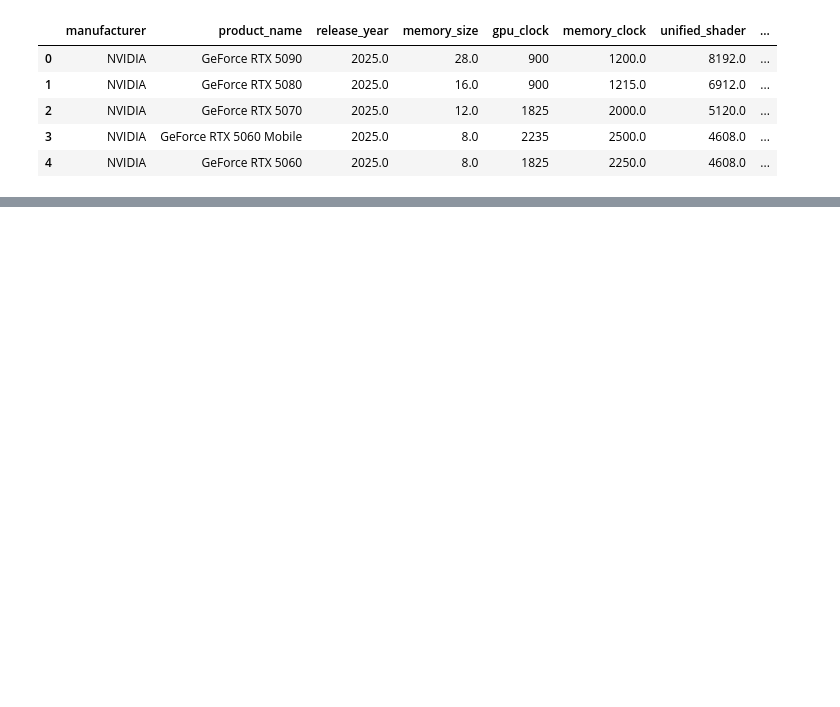
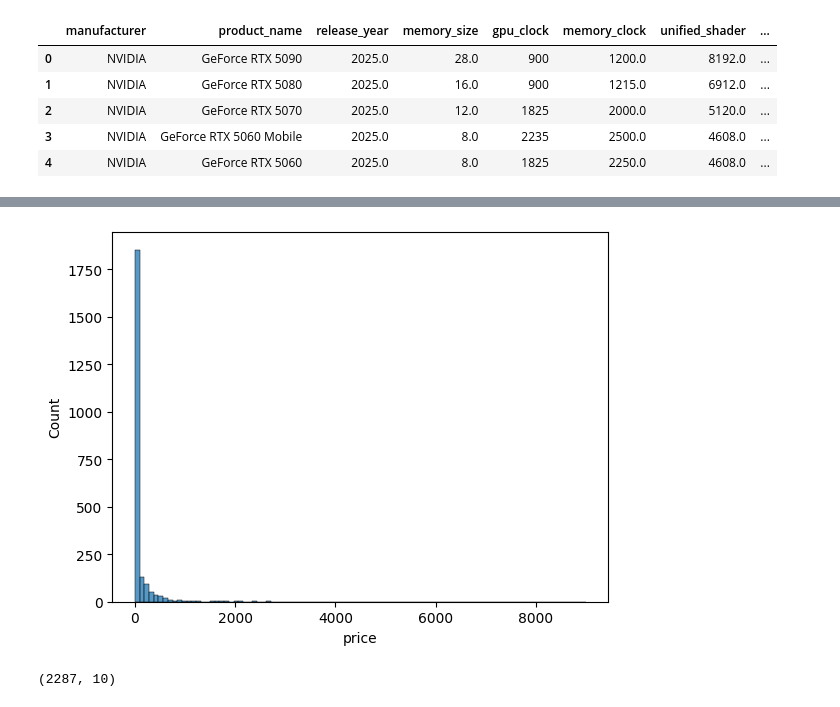
Before and after one commit to DylanHartmann/CDS-301-Project, a Jupyter notebook: visualizations.ipynb, the cells around one changed output, grey strips where cells are left out. Drawn from its saved outputs; the diff is of its cells as text; code cells hidden in the pictures; blank space fills up the shorter version.

```diff
--- a/visualizations.ipynb
+++ b/visualizations.ipynb
@@ -129,0 +175,8 @@ df_specs_final.head()
+# %%
+### Cleaning df_benchmarks ###
+df_benchmarks_final = df_benchmarks.copy()
+df_benchmarks_final[["manufacturer", "product_name"]] = df_benchmarks_final["gpuName"].str.split(" ", n=1, expand=True)
+df_benchmarks_final = df_benchmarks_final.drop(columns=["gpuName"])
+df_benchmarks_final = df_benchmarks_final.rename(columns={"gpuValue": "gpu_value", "powerPerformance": "power_performance", "testDate": "test_date", "TDP": "thermal_design_power"})
+df_benchmarks_final = df_benchmarks_final.dropna(subset=["product_name"])
+data_dictionary(df_benchmarks_final)
@@ -129,0 +248,11 @@ df_specs_final.head()
+# %%
+temp_plot = df_benchmarks_final.copy()
+temp_plot["price"] = temp_plot["price"].fillna(-1)
+sns.histplot(data=temp_plot, x="price")
+plt.show()
+# %% [output]
+[figure, added]
+# %%
+df_benchmarks_final.shape
+# %% [output]
+(2287, 10)
```
Also changed, not shown: parts of 10 cells of this notebook.
